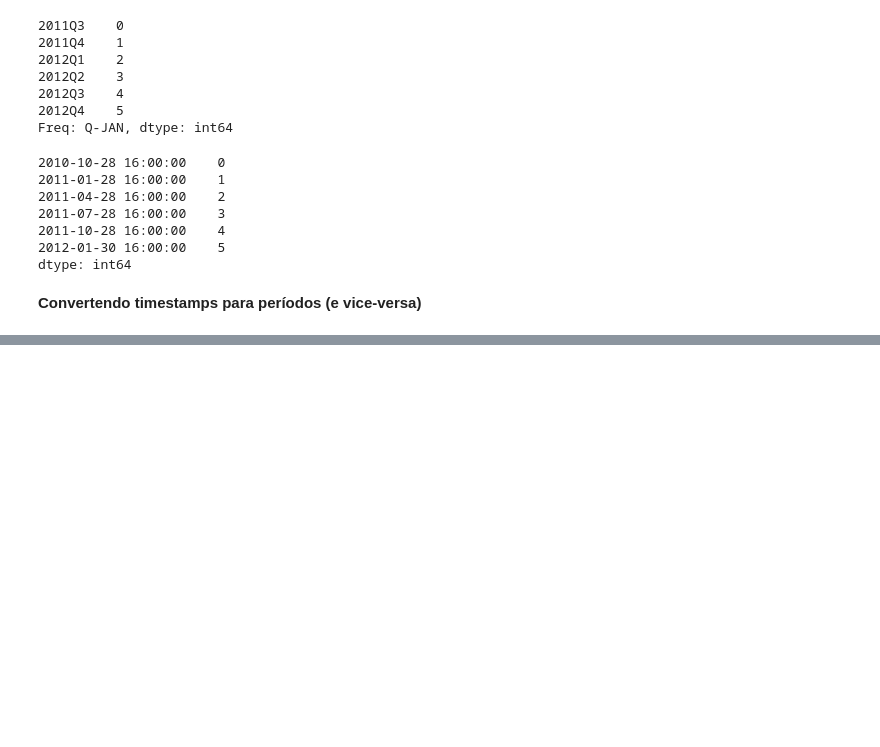
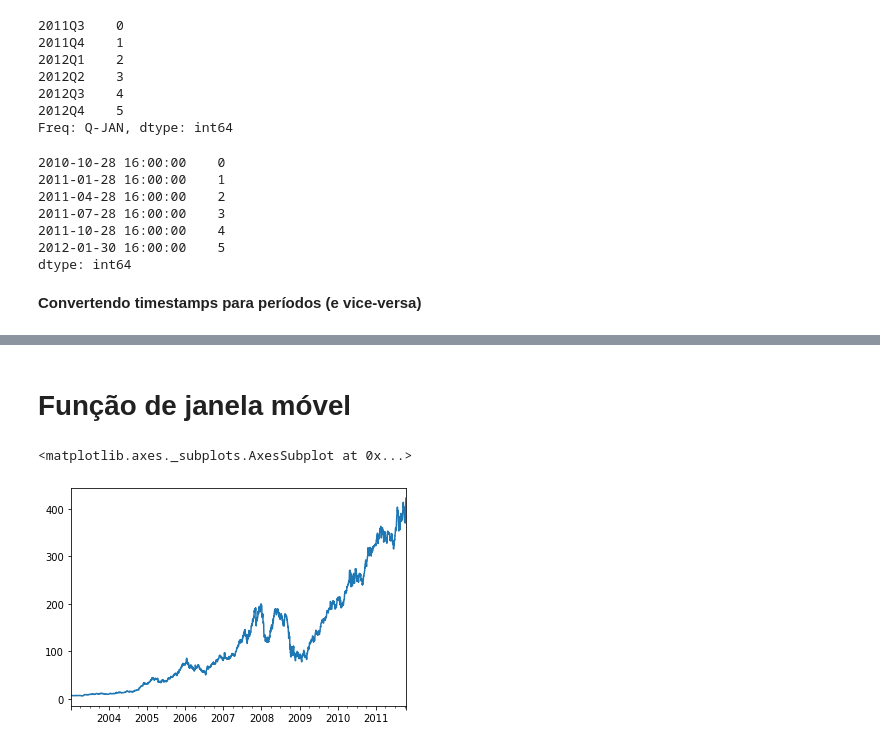
Before and after one commit to anicelysantos/-book-Python-para-Analise-de-dados, a Jupyter notebook: series_temporais.ipynb, the cells around one changed output, grey strips where cells are left out. Saved outputs shown, nothing was run; the diff lists cells and outputs as text; code cells hidden in the pictures; blank space fills up the shorter version.

```diff
--- a/series_temporais.ipynb
+++ b/series_temporais.ipynb
@@ -908,0 +1248,11 @@ dtype: int64
+# %% [markdown]
+# **Função de janela móvel**
+# %%
+close_px_all = pd.read_csv('/content/drive/MyDrive/dados_pandas/pydata-book-2nd-edition/examples/stock_px_2.csv', parse_dates=True, index_col=0)
+close_px = close_px_all[['AAPL','MSFT','XOM']]
+close_px = close_px.resample('B').ffill()
+# %%
+close_px.AAPL.plot()
+# %% [output]
+<matplotlib.axes._subplots.AxesSubplot at 0x...>
+[figure, added]
```
Also changed, not shown: parts of 86 cells of this notebook.
